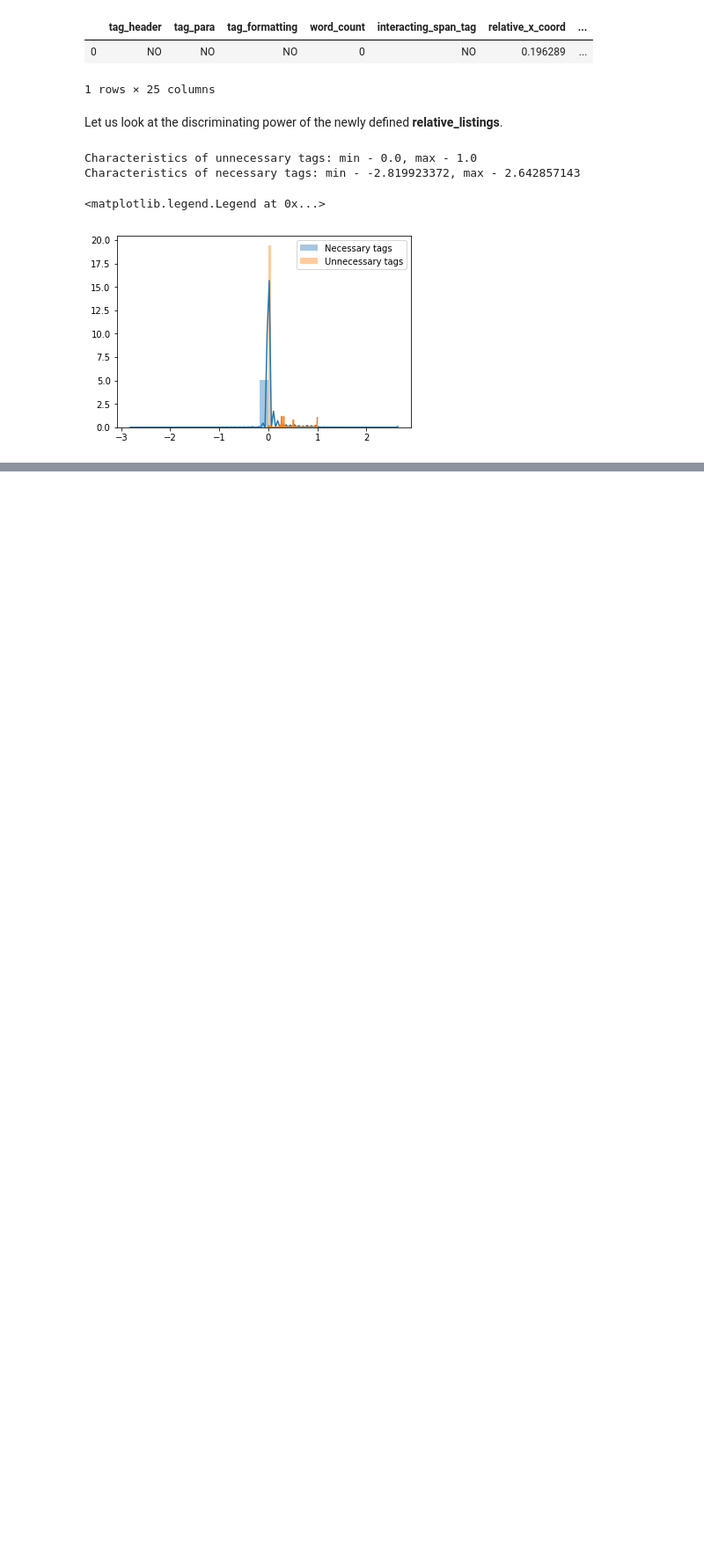
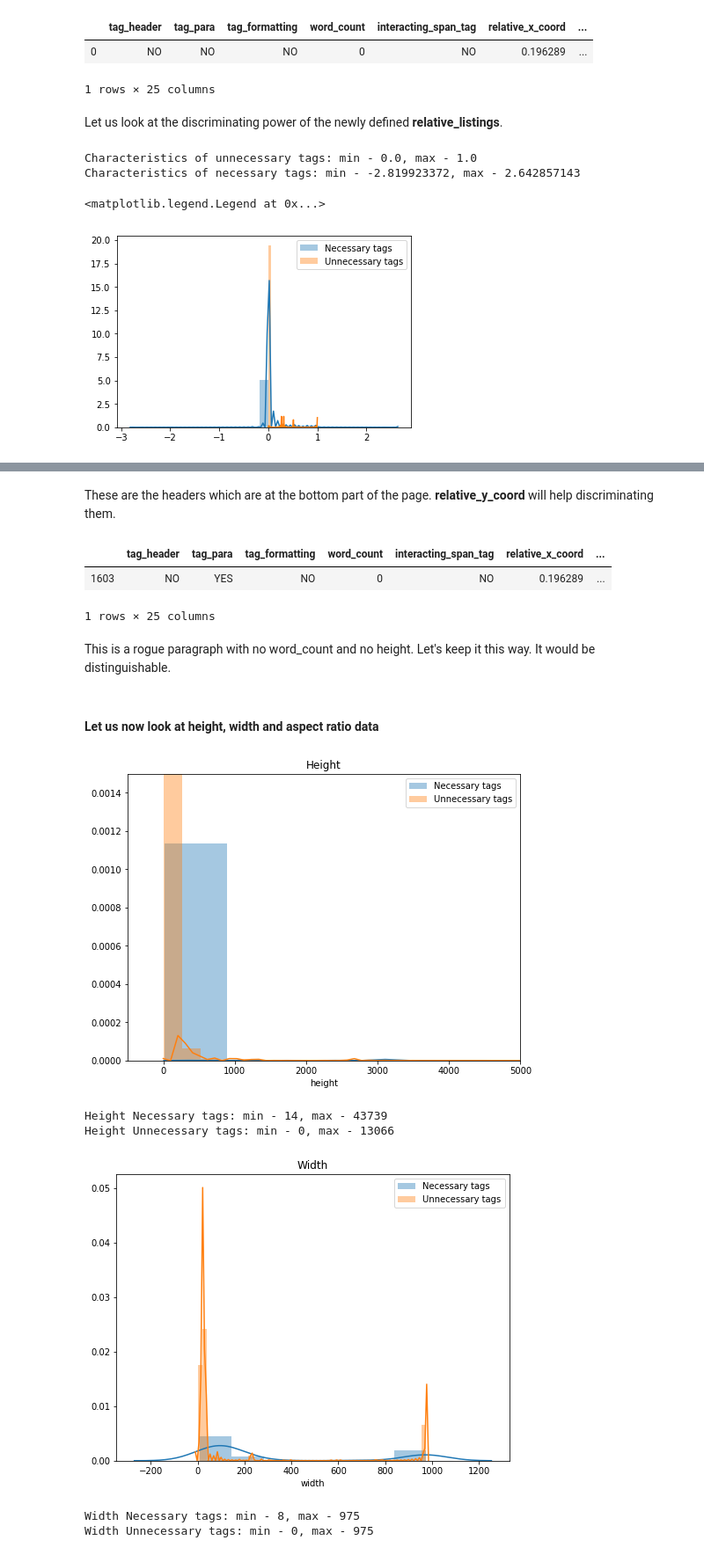
Before and after one commit to swaroop-nath/Semantic-Web-Parser, a Jupyter notebook: Second Model Preparation/eda_v2.ipynb, the cells around one changed output, grey strips where cells are left out. Shown at 88% size. Cells and saved outputs as stored; diff of their text form; code cells hidden in the pictures; blank space fills up the shorter version.

```diff
--- a/Second Model Preparation/eda_v2.ipynb
+++ b/Second Model Preparation/eda_v2.ipynb
@@ -598,0 +693,45 @@ Characteristics of necessary tags: min - -2.819923372, max - 2.642857143
+# %% [markdown]
+These are the headers which are at the bottom part of the page. __relative_y_coord__ will help discriminating them.
+# %%
+low_unnecessary_relative_listings_p = low_unnecessary_relative_listings.loc[low_unnecessary_relative_listings['name'] == 'p']
+low_unnecessary_relative_listings_p.head(1)
+# %% [output]
+|  | tag_header | tag_para | tag_formatting | word_count | interacting_span_tag | relative_x_coord | ... |
+| 1603 | NO | YES | NO | 0 | NO | 0.196289 | ... |
+1 rows × 25 columns
+# %% [markdown]
+This is a rogue paragraph with no word_count and no height. Let's keep it this way. It would be distinguishable.
+# %% [markdown]
+#### Let us now look at height, width and aspect ratio data
+# %%
+necessary_tags = data.loc[data['label'] == 1]
+unnecessary_tags = data.loc[data['label'] == 0]
+
+plt.figure(figsize = (8,6))
+sns.distplot(necessary_tags['height'], label = 'Necessary tags')
+sns.distplot(unnecessary_tags['height'], label = 'Unnecessary tags')
+plt.legend()
+plt.ylim([0, 0.0015])
+plt.xlim([-500, 5000])
+plt.title('Height')
+plt.show()
+
+print('Height Necessary tags: min - {}, max - {}'.format(min(necessary_tags['height']), max(necessary_tags['height'])))
+print('Height Unnecessary tags: min - {}, max - {}'.format(min(unnecessary_tags['height']), max(unnecessary_tags['height'])))
+
+plt.figure(figsize = (8,6))
+sns.distplot(necessary_tags['width'], label = 'Necessary tags')
+sns.distplot(unnecessary_tags['width'], label = 'Unnecessary tags')
+plt.legend()
+plt.title('Width')
+plt.show()
+
+print('Width Necessary tags: min - {}, max - {}'.format(min(necessary_tags['width']), max(necessary_tags['width'])))
+print('Width Unnecessary tags: min - {}, max - {}'.format(min(unnecessary_tags['width']), max(unnecessary_tags['width'])))
+# %% [output]
+[figure, added]
+Height Necessary tags: min - 14, max - 43739
+Height Unnecessary tags: min - 0, max - 13066
+[figure, added]
+Width Necessary tags: min - 8, max - 975
+Width Unnecessary tags: min - 0, max - 975
```
Also changed, not shown: parts of 33 cells of this notebook, 6 other files.
